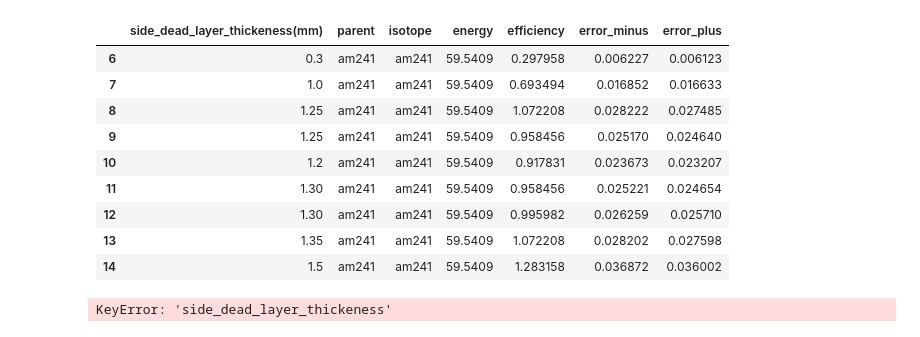
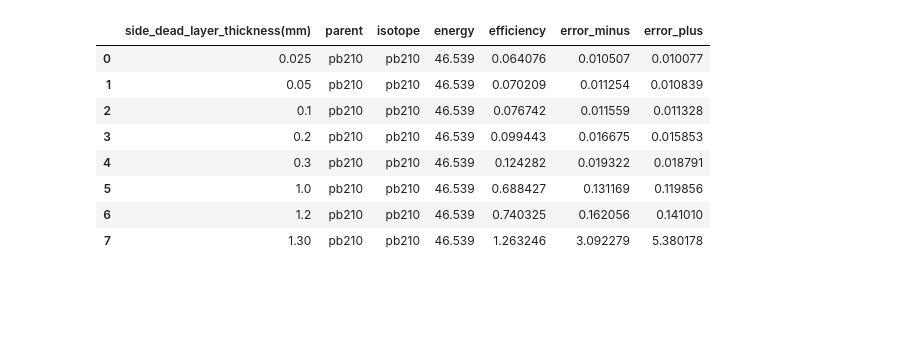
Before and after one commit to bhattathakur/geivanalysis, a Jupyter notebook: auto_macro/eff_comparision.ipynb, the cells around one changed output. Saved outputs shown, nothing was run; the diff lists cells and outputs as text; code cells hidden in the pictures; blank space fills up the shorter version.

```diff
--- a/auto_macro/eff_comparision.ipynb
+++ b/auto_macro/eff_comparision.ipynb
@@ -211,18 +226,18 @@ df_selected:
 # %%
-df_plot=final_df.iloc[6:,:]
-df_plot
+
+df_all['y_error']=(df_all['error_minus']+df_all['error_plus'])/2.0
-# %% [output]
-|  | side_dead_layer_thickeness(mm) | parent | isotope | energy | efficiency | error_minus | error_plus |
-| 6 | 0.3 | am241 | am241 | 59.5409 | 0.297958 | 0.006227 | 0.006123 |
-| 7 | 1.0 | am241 | am241 | 59.5409 | 0.693494 | 0.016852 | 0.016633 |
-| 8 | 1.25 | am241 | am241 | 59.5409 | 1.072208 | 0.028222 | 0.027485 |
-| 9 | 1.25 | am241 | am241 | 59.5409 | 0.958456 | 0.025170 | 0.024640 |
-| 10 | 1.2 | am241 | am241 | 59.5409 | 0.917831 | 0.023673 | 0.023207 |
-| 11 | 1.30 | am241 | am241 | 59.5409 | 0.958456 | 0.025221 | 0.024654 |
-| 12 | 1.30 | am241 | am241 | 59.5409 | 0.995982 | 0.026259 | 0.025710 |
-| 13 | 1.35 | am241 | am241 | 59.5409 | 1.072208 | 0.028202 | 0.027598 |
-| 14 | 1.5 | am241 | am241 | 59.5409 | 1.283158 | 0.036872 | 0.036002 |
-# %%
-df_plot.plot(x='side_dead_layer_thickeness',y='efficiency',figsize=(12,8))
-# %% [output]
-KeyError: 'side_dead_layer_thickeness'
+# %%
+#group df by thickness,then parent
+isotope='pb210'
+df_plot=df_all.query('parent==@isotope').query('total_error_plus>0 and total_error_minus>0')[selected_columns].reset_index(drop=True) #making the error positive
+df_plot
+# %% [output]
+|  | side_dead_layer_thickness(mm) | parent | isotope | energy | efficiency | error_minus | error_plus |
+| 0 | 0.025 | pb210 | pb210 | 46.539 | 0.064076 | 0.010507 | 0.010077 |
+| 1 | 0.05 | pb210 | pb210 | 46.539 | 0.070209 | 0.011254 | 0.010839 |
+| 2 | 0.1 | pb210 | pb210 | 46.539 | 0.076742 | 0.011559 | 0.011328 |
+| 3 | 0.2 | pb210 | pb210 | 46.539 | 0.099443 | 0.016675 | 0.015853 |
+| 4 | 0.3 | pb210 | pb210 | 46.539 | 0.124282 | 0.019322 | 0.018791 |
+| 5 | 1.0 | pb210 | pb210 | 46.539 | 0.688427 | 0.131169 | 0.119856 |
+| 6 | 1.2 | pb210 | pb210 | 46.539 | 0.740325 | 0.162056 | 0.141010 |
+| 7 | 1.30 | pb210 | pb210 | 46.539 | 1.263246 | 3.092279 | 5.380178 |
```
Also changed, not shown: parts of 22 cells of this notebook, 2 other files.
